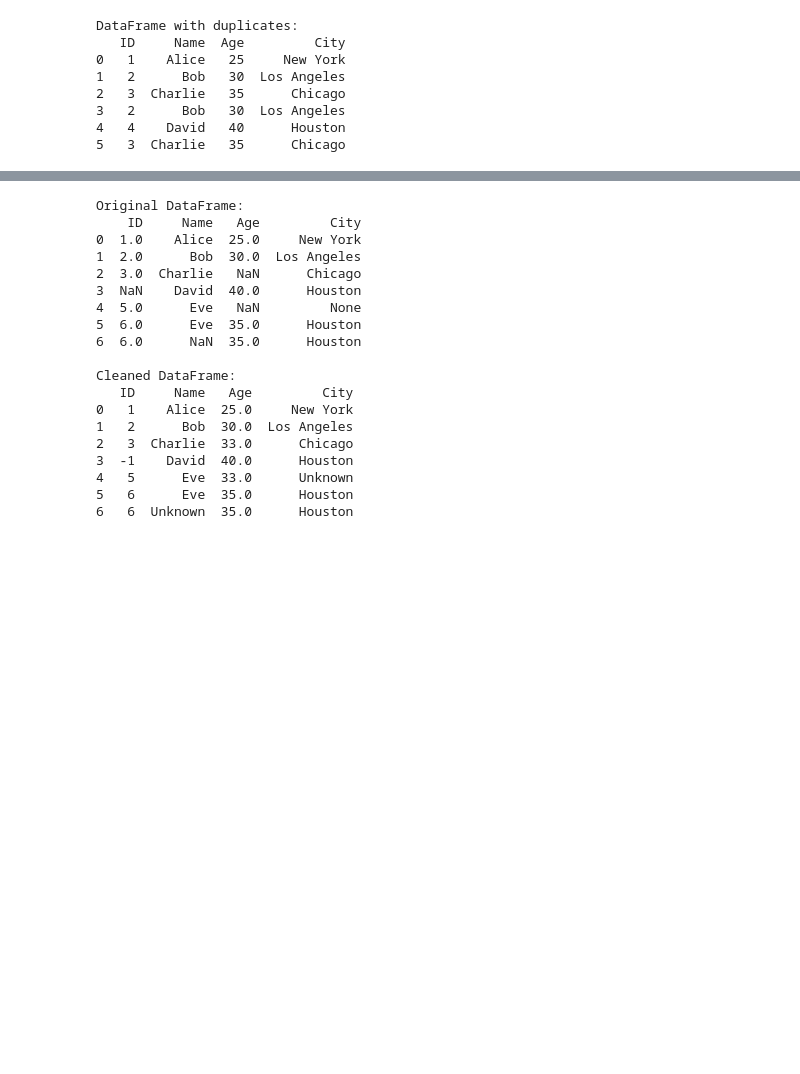
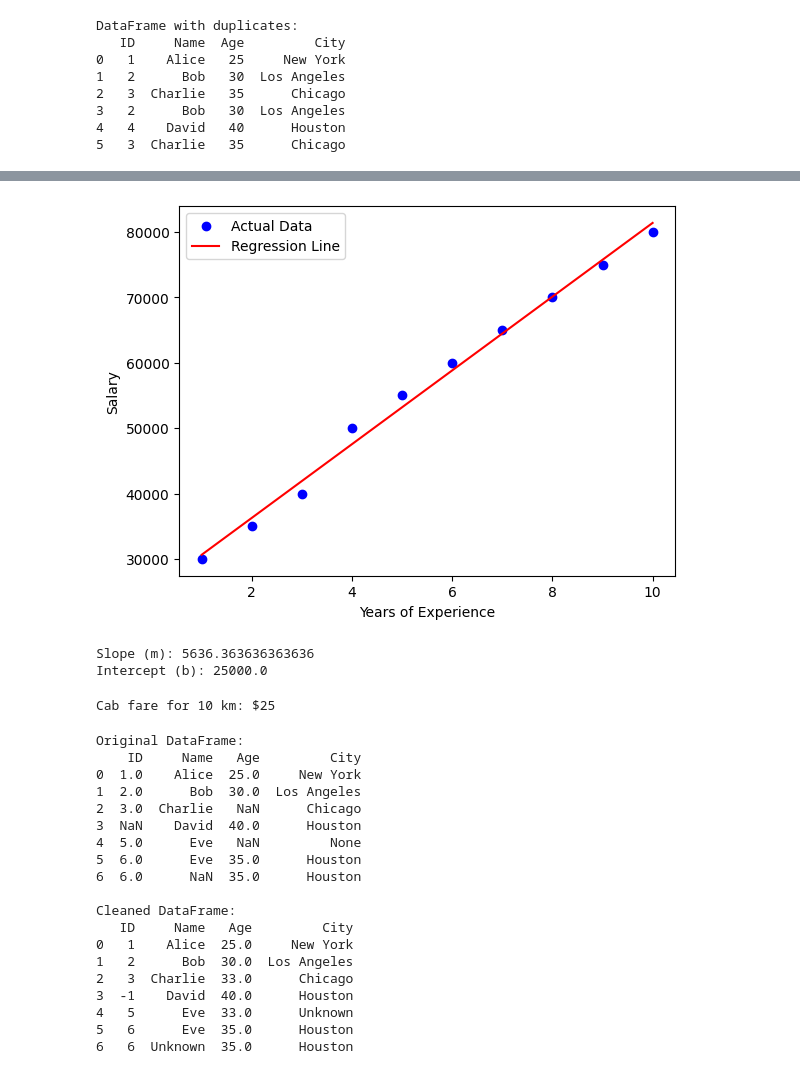
Before and after one commit to harsh-busam04/assignment_ml, a Jupyter notebook: untitled7.ipynb, the cells around one changed output, grey strips where cells are left out. Drawn from its saved outputs; the diff is of its cells as text; code cells hidden in the pictures; blank space fills up the shorter version.

```diff
--- a/untitled7.ipynb
+++ b/untitled7.ipynb
@@ -64,3 +53,46 @@ Normalized DataFrame (scaled to range [0, 1])
+# %%
+import numpy as np
+import matplotlib.pyplot as plt
+from sklearn.linear_model import LinearRegression
+
+# Sample data: Years of experience (X) vs Salary (y)
+X = np.array([1, 2, 3, 4, 5, 6, 7, 8, 9, 10]).reshape(-1, 1)
+y = np.array([30000, 35000, 40000, 50000, 55000, 60000, 65000, 70000, 75000, 80000])
+
+# Create and train the model
+model = LinearRegression()
+model.fit(X, y)
+
+# Make predictions
+y_pred = model.predict(X)
+
+# Plot results
+plt.scatter(X, y, color='blue', label="Actual Data")
+plt.plot(X, y_pred, color='red', label="Regression Line")
+plt.xlabel("Years of Experience")
+plt.ylabel("Salary")
+plt.legend()
+plt.show()
+
+# Print slope and intercept
+print(f"Slope (m): {model.coef_[0]}")
+print(f"Intercept (b): {model.intercept_}")
+# %% [output]
+[figure, added]
+Slope (m): 5636.363636363636
+Intercept (b): 25000.0
+# %%
+def predict_cab_fare(km_travelled):
+    m = 2  # Rate per km
+    c = 5  # Fixed fare
+    return m * km_travelled + c
+
+# Example usage
+km = 10  # Change this value to test
+fare = predict_cab_fare(km)
+print(f"Cab fare for {km} km: ${fare}")
+# %% [output]
+Cab fare for 10 km: $25
 # %%
 import pandas as pd
 import numpy as np
```
Also changed, not shown: parts of 2 cells of this notebook.
